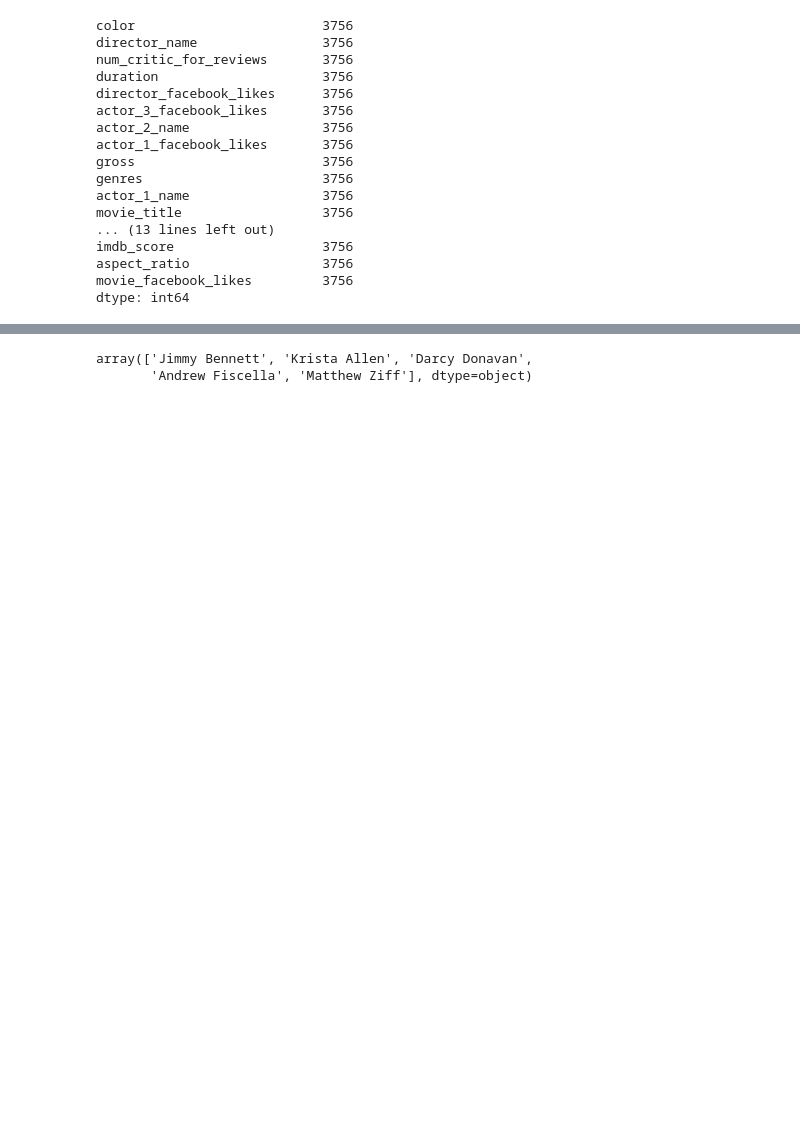
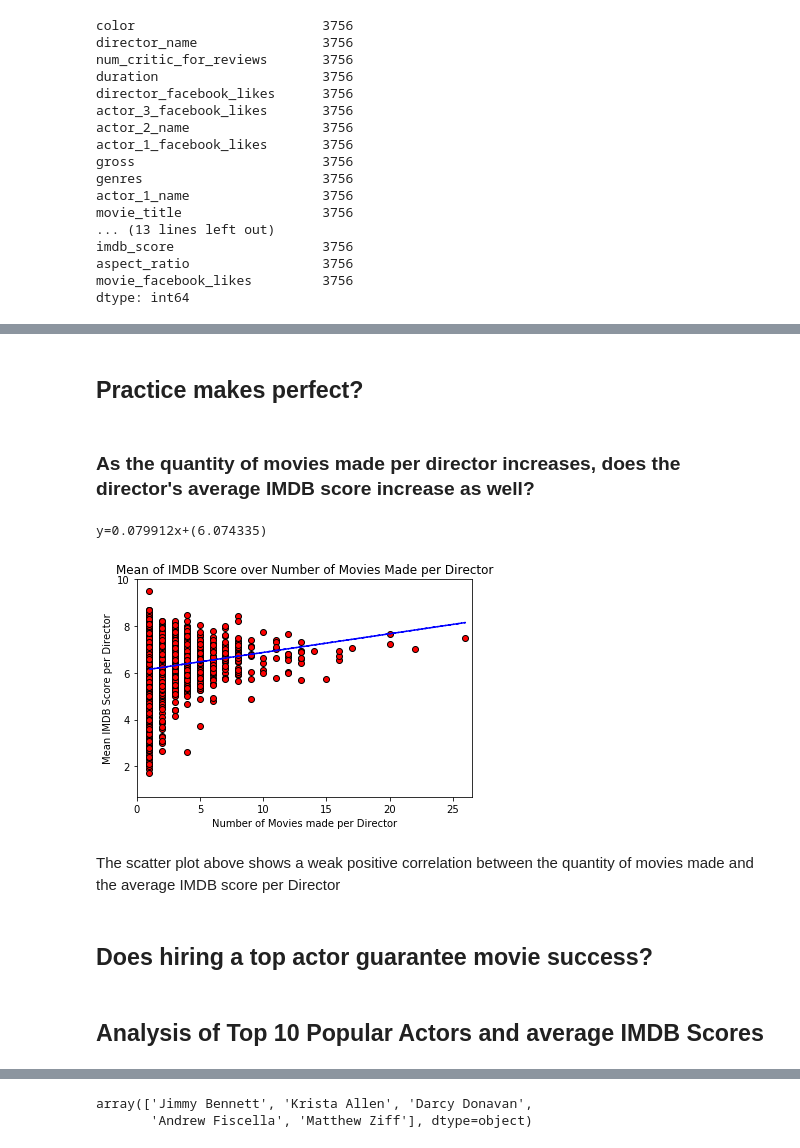
Before and after one commit to BrittanyClemmons/project_one, a Jupyter notebook: Group_jupyter.ipynb, the cells around one changed output, grey strips where cells are left out. Drawn from its saved outputs; the diff is of its cells as text; code cells hidden in the pictures; blank space fills up the shorter version.

Commit message:
put each jupyter to individual codes, uploda ppt and summary

```diff
--- a/Group_jupyter.ipynb
+++ b/Group_jupyter.ipynb
@@ -70,0 +174,4 @@ dtype: int64
+# %%
+#Create a dataframe of directors and imdb score for each movie
+df_directors_imdb = pd.DataFrame(df[['director_name', 'imdb_score']])
+df_directors_imdb
@@ -70,0 +207,3 @@ dtype: int64
+# %%
+#Group dataset by directors to find their average IMDB Score
+df_directors_avg_score = df_directors_imdb.groupby(['director_name']).mean()
@@ -70,0 +239,4 @@ dtype: int64
+# %%
+#Group data by directors to find the count of Movies made
+df_directors_movie_count = df_directors_imdb.groupby(['director_name']).count()
+df_directors_movie_count
@@ -70,0 +270,47 @@ dtype: int64
+# %%
+#Prep data from both dataframes to be graphed in scatter plot
+
+#Convert avg imdb score dataframe column into a list
+y = df_directors_avg_score['imdb_score'].tolist()
+
+#Convert count imdb score dataframe column into a list
+x = df_directors_movie_count['imdb_score'].tolist()
+# %% [markdown]
+## Practice makes perfect?
+# %% [markdown]
+### As the quantity of movies made per director increases, does the director's average IMDB score increase as well?
+# %%
+#Create a matplotlib scatter plot based on the directors data above
+
+#Set upper and lower limits
+plt.xlim(min(x)-1,max(x)+ 0.5)
+plt.ylim(min(y)-1, max(y)+0.5)
+
+#Set title and chart labels
+plt.title("Mean of IMDB Score over Number of Movies Made per Director")
+plt.xlabel("Number of Movies made per Director")
+plt.ylabel("Mean IMDB Score per Director")
+
+#Scatter plot data
+plt.scatter(x, y, marker='o', facecolors='red', edgecolors='black')
+
+#Trendline
+z = np.polyfit(x,y,1)
+p = np.poly1d(z)
+plt.plot(x, p(x), "b--")
+
+#Trendline equation
+print("y=%.6fx+(%.6f)"%(z[0],z[1]))
+
+#Save Scatter Plot
+plt.savefig("Images/Mean IMDB over Number of Movies per Director")
+plt.show()
+# %% [output]
+y=0.079912x+(6.074335)
+[figure, added]
+# %% [markdown]
+The scatter plot above shows a weak positive correlation between the quantity of movies made and the average IMDB score per Director
+# %% [markdown]
+## Does hiring a top actor guarantee movie success?
+# %% [markdown]
+## Analysis of Top 10 Popular Actors and average IMDB Scores
```
Also changed, not shown: parts of 93 cells of this notebook, 8 other files.
